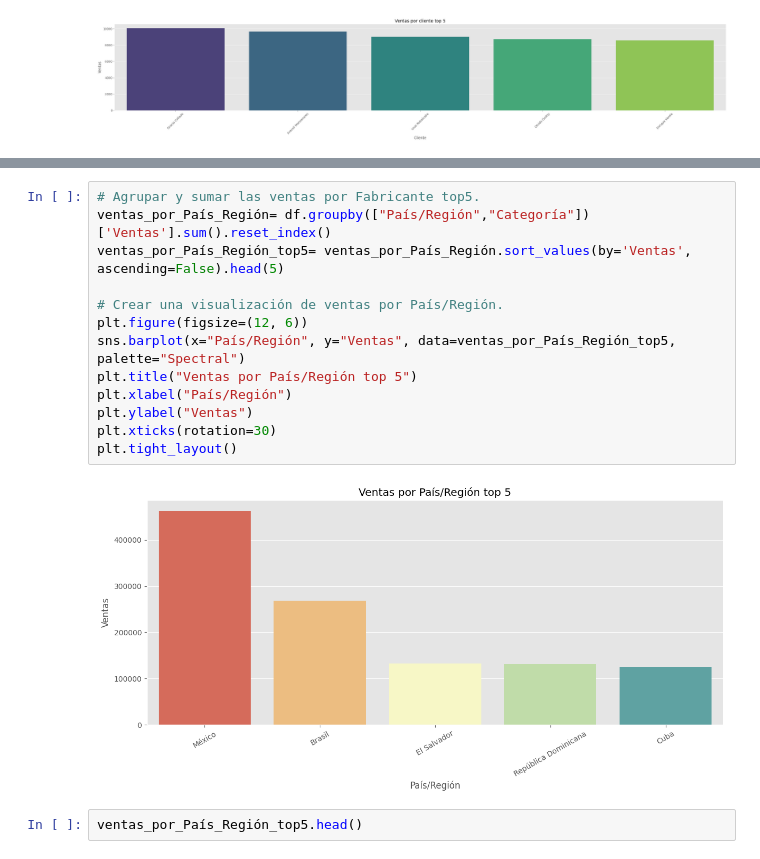
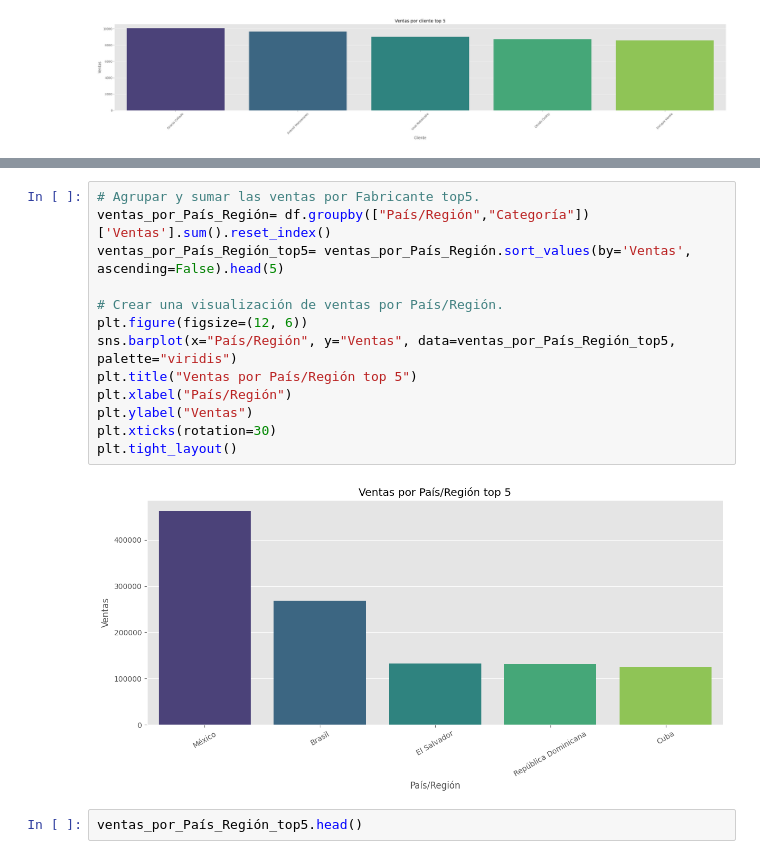
Before and after one commit to Vagarh/University-specialization-in-analytics-and-big-data-IU-DIGITAL, a Jupyter notebook: Evidencia_de_Aprendizaje_1_Taller_Casos_de_estudio_de_diferentes_tipos_de_visualización_.ipynb, the cells around one changed output, grey strips where cells are left out. Saved outputs shown, nothing was run; the diff lists cells and outputs as text.

```diff
--- a/Evidencia_de_Aprendizaje_1_Taller_Casos_de_estudio_de_diferentes_tipos_de_visualización_.ipynb
+++ b/Evidencia_de_Aprendizaje_1_Taller_Casos_de_estudio_de_diferentes_tipos_de_visualización_.ipynb
@@ -392,18 +413,18 @@ plt.tight_layout()
 # %%
 # Agrupar y sumar las ventas por Fabricante top5.
 ventas_por_País_Región= df.groupby(["País/Región","Categoría"])['Ventas'].sum().reset_index()
 ventas_por_País_Región_top5= ventas_por_País_Región.sort_values(by='Ventas', ascending=False).head(5)
 
 # Crear una visualización de ventas por País/Región.
 plt.figure(figsize=(12, 6))
-sns.barplot(x="País/Región", y="Ventas", data=ventas_por_País_Región_top5, palette="Spectral")
+sns.barplot(x="País/Región", y="Ventas", data=ventas_por_País_Región_top5, palette="viridis")
 plt.title("Ventas por País/Región top 5")
 plt.xlabel("País/Región")
 plt.ylabel("Ventas")
 plt.xticks(rotation=30)
 plt.tight_layout()
 # %% [output]
-[figure, old version]
+[figure, new version]
 # %%
 ventas_por_País_Región_top5.head()
 # %% [output]
```
Also changed, not shown: parts of 5 cells of this notebook.
